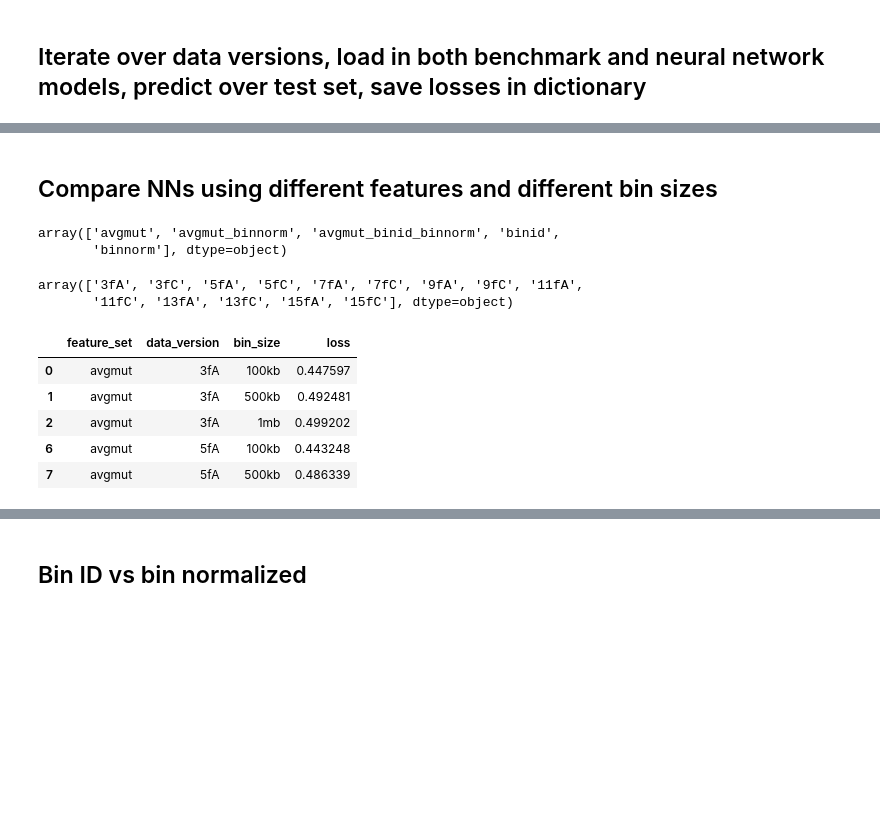
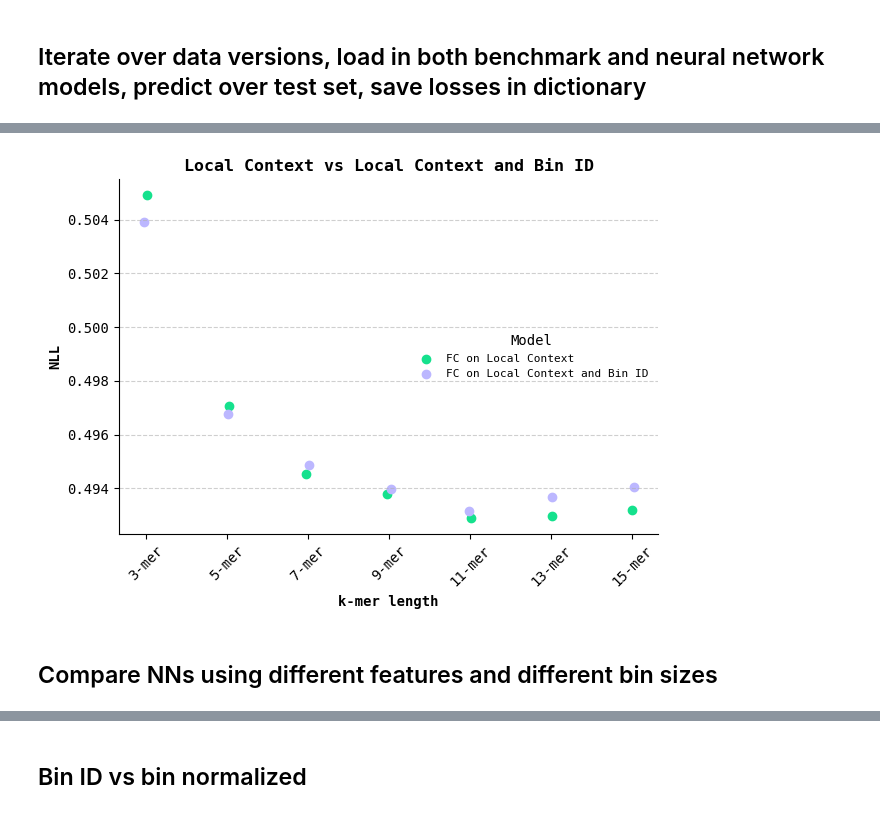
Before and after one commit to grnimrod/mutation-probs-nn, a Jupyter notebook: src/inference.ipynb, the cells around one changed output, grey strips where cells are left out. Saved outputs shown, nothing was run; the diff lists cells and outputs as text; code cells hidden in the pictures; blank space fills up the shorter version.

```diff
--- a/src/inference.ipynb
+++ b/src/inference.ipynb
@@ -142,2 +159,50 @@ plt.show()
+# %%
+plt.rcParams.update({'font.family': 'monospace'})
+
+x_labels = ["3-mer", "5-mer", "7-mer", "9-mer", "11-mer", "13-mer", "15-mer"]
+x_label_map = {"3fA": 0, "5fA": 1, "7fA": 2, "9fA": 3, "11fA": 4, "13fA": 5, "15fA": 6}
+jitter = 0.025
+
+colors = {
+    "fc": mpl.colormaps['cet_glasbey_dark'].colors[9],
+    "binid": mpl.colormaps['cet_glasbey_dark'].colors[12]
+}
+
+legend_title = {
+    "fc": "FC on Local Context",
+    "binid": "FC on Local Context and Bin ID",
+}
+
+fig, ax = plt.subplots()
+
+for model in fc_context_binid_df["model"].unique():
+    model_df = fc_context_binid_df[fc_context_binid_df["model"] == model]
+
+    # Map data_version to x-axis positions
+    x_vals = model_df["data_version"].map(x_label_map).astype(float)
+    x_vals += np.random.uniform(-jitter, jitter, size=len(x_vals))
+
+    ax.scatter(
+        x=x_vals,
+        y=model_df["loss"],
+        color=colors[model],
+        label=legend_title[model]
+    )
+
+ax.spines['top'].set_visible(False)
+ax.spines['right'].set_visible(False)
+ax.grid(axis='y', linestyle='--', alpha=0.6, zorder=0)
+ax.set_title("Local Context vs Local Context and Bin ID", fontweight='bold')
+ax.set_xticks(range(len(x_labels)))
+ax.set_xticklabels(x_labels)
+ax.tick_params(axis='x', rotation=45)
+ax.set_xlabel("k-mer length", fontweight='bold')
+ax.set_ylabel("NLL", fontweight='bold')
+ax.legend(title="Model", loc='center right', fontsize=8, frameon=False)
+
+plt.tight_layout()
+plt.show()
+# %% [output]
+[figure, added]
 # %% [markdown]
 ## Compare NNs using different features and different bin sizes
@@ -161,10 +208,0 @@ losses_df = pd.DataFrame(rows)
-# %%
-losses_df["feature_set"].unique()
-# %% [output]
-array(['avgmut', 'avgmut_binnorm', 'avgmut_binid_binnorm', 'binid',
-       'binnorm'], dtype=object)
-# %%
-losses_df["data_version"].unique()
-# %% [output]
-array(['3fA', '3fC', '5fA', '5fC', '7fA', '7fC', '9fA', '9fC', '11fA',
-       '11fC', '13fA', '13fC', '15fA', '15fC'], dtype=object)
@@ -173,10 +209 @@ losses_df = losses_df[losses_df["data_version"].str.endswith("A")]
-# %%
-losses_df.head()
-# %% [output]
-|  | feature_set | data_version | bin_size | loss |
-| 0 | avgmut | 3fA | 100kb | 0.447597 |
-| 1 | avgmut | 3fA | 500kb | 0.492481 |
-| 2 | avgmut | 3fA | 1mb | 0.499202 |
-| 6 | avgmut | 5fA | 100kb | 0.443248 |
-| 7 | avgmut | 5fA | 500kb | 0.486339 |
 # %%
```
Also changed, not shown: parts of 32 cells of this notebook.
